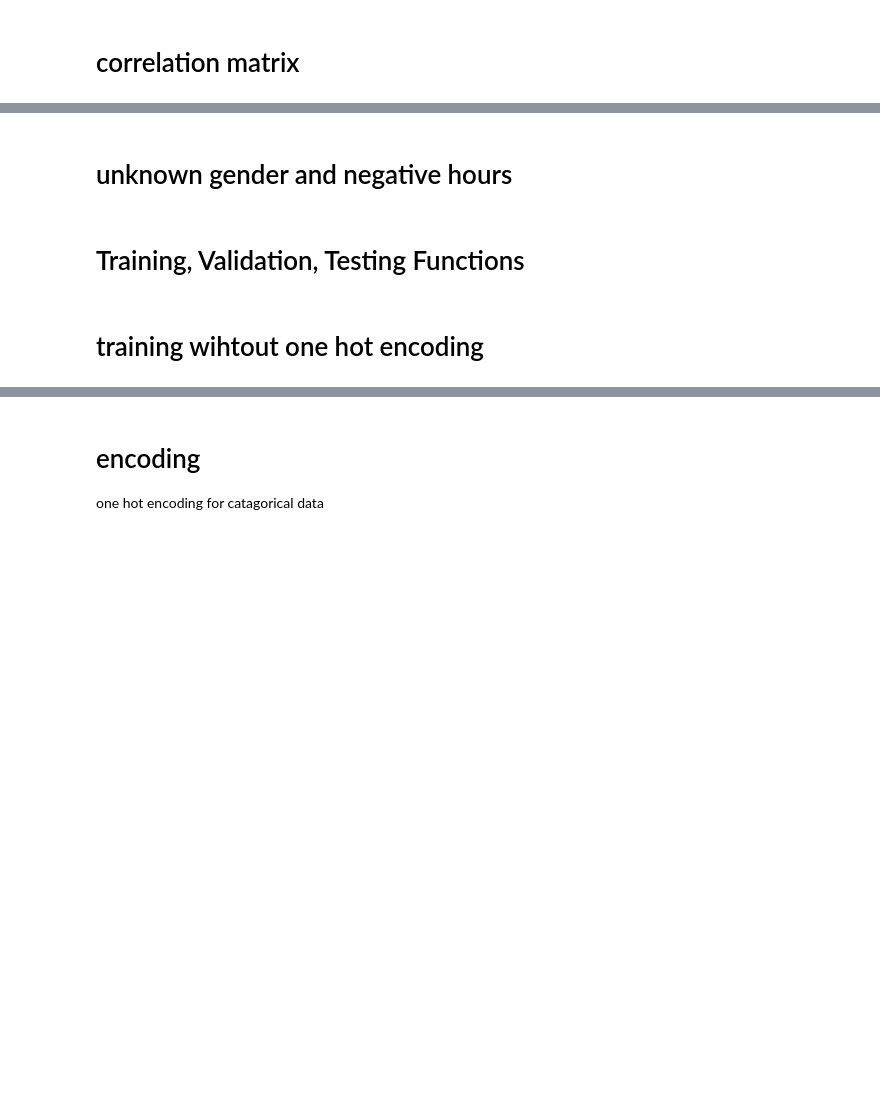
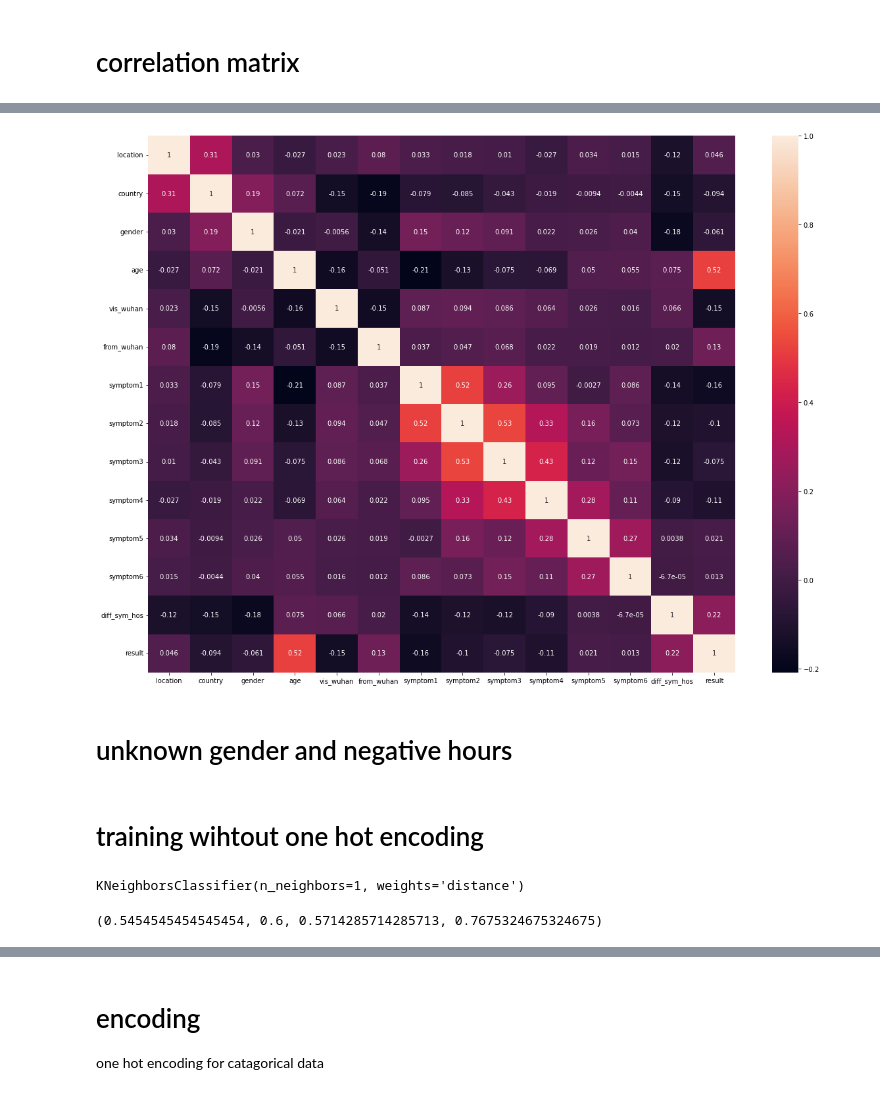
Before and after one commit to YMaher99/Machine-Learning-Course-Project, a Jupyter notebook: covid_knn.ipynb, the cells around one changed output, grey strips where cells are left out. Drawn from its saved outputs; the diff is of its cells as text; code cells hidden in the pictures; blank space fills up the shorter version.

Commit message:
removed my cross validation, added correlation matrix and roc curve in Knn

```diff
--- a/covid_knn.ipynb
+++ b/covid_knn.ipynb
@@ -55,2 +37,8 @@ df.corr()
+# %%
+corr = df.corr()
+fig, ax = plt.subplots(figsize=(20,15))
+ax = sns.heatmap(corr, annot=True)
+# %% [output]
+[figure, added]
 # %%
 test_size = 0.1
@@ -62,5 +49,3 @@ cv = 10
 df['gender'] = df['gender'].mask(df['gender'] == 2, 1)
 for i in range(len(df)):
     df.iloc[i, 12] = df.iloc[i,12]*-1 if df.iloc[i, 12] < 0 else df.iloc[i, 12]
-# %% [markdown]
-# Training, Validation, Testing Functions
@@ -97,2 +52,20 @@ def train_test(X_train, X_test, y_train, y_test, optimal_k, weights):
 # %% [markdown]
 # training wihtout one hot encoding
+# %%
+parameters = [
+    {'n_neighbors': np.arange(1, int(len(X_train) ** 0.5), 2)}
+]
+knn = KNeighborsClassifier(weights='distance')
+grid_search = GridSearchCV(knn, parameters, scoring='recall', cv=cv)
+best_knn = grid_search.fit(X_train, y_train)
+best_knn.fit(X_train, y_train)
+y_predict = best_knn.predict(X_test)
+precision= precision_score(y_test, y_predict)
+recall = recall_score(y_test,y_predict)
+roc_auc = roc_auc_score(y_test, y_predict)
+F1 = f1_score(y_test, y_predict)
+print(best_knn.best_estimator_)
+precision, recall, F1, roc_auc
+# %% [output]
+KNeighborsClassifier(n_neighbors=1, weights='distance')
+(0.5454545454545454, 0.6, 0.5714285714285713, 0.7675324675324675)
```
Also changed, not shown: parts of 26 cells of this notebook.
